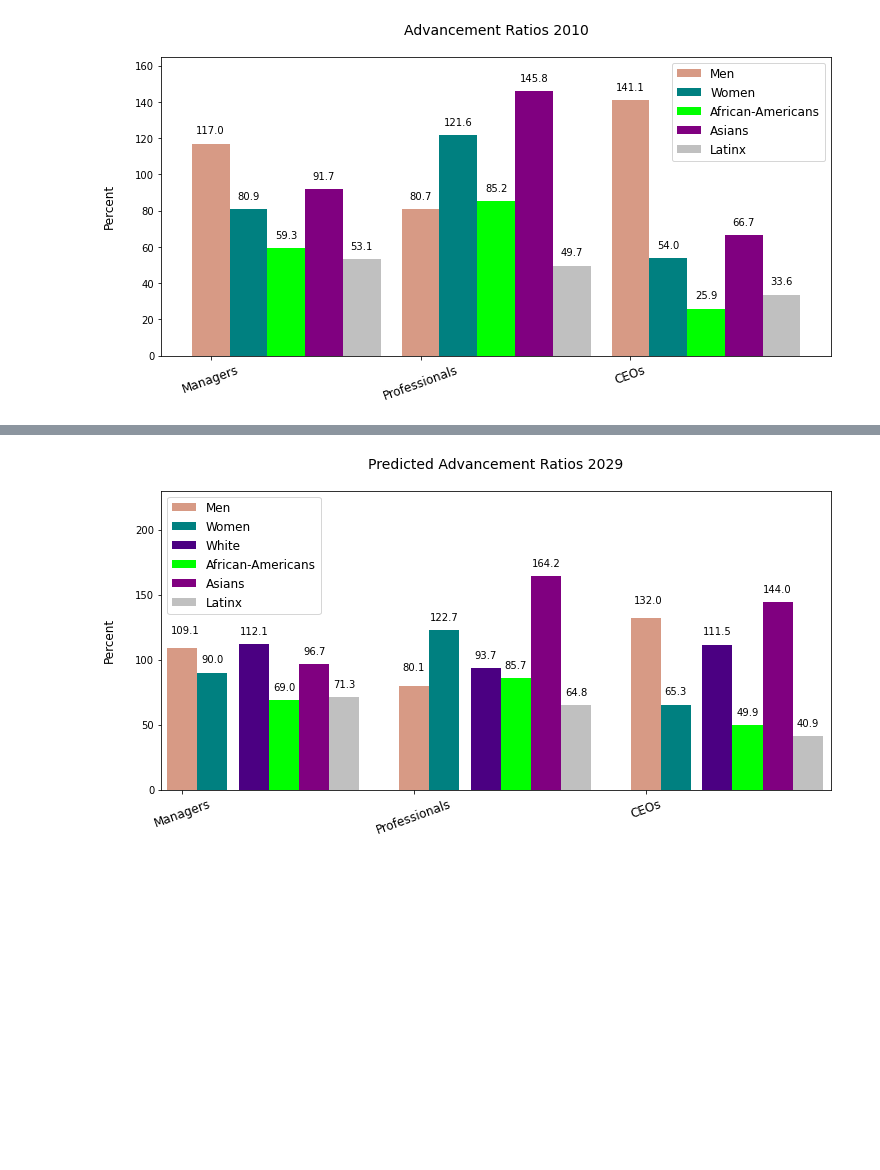
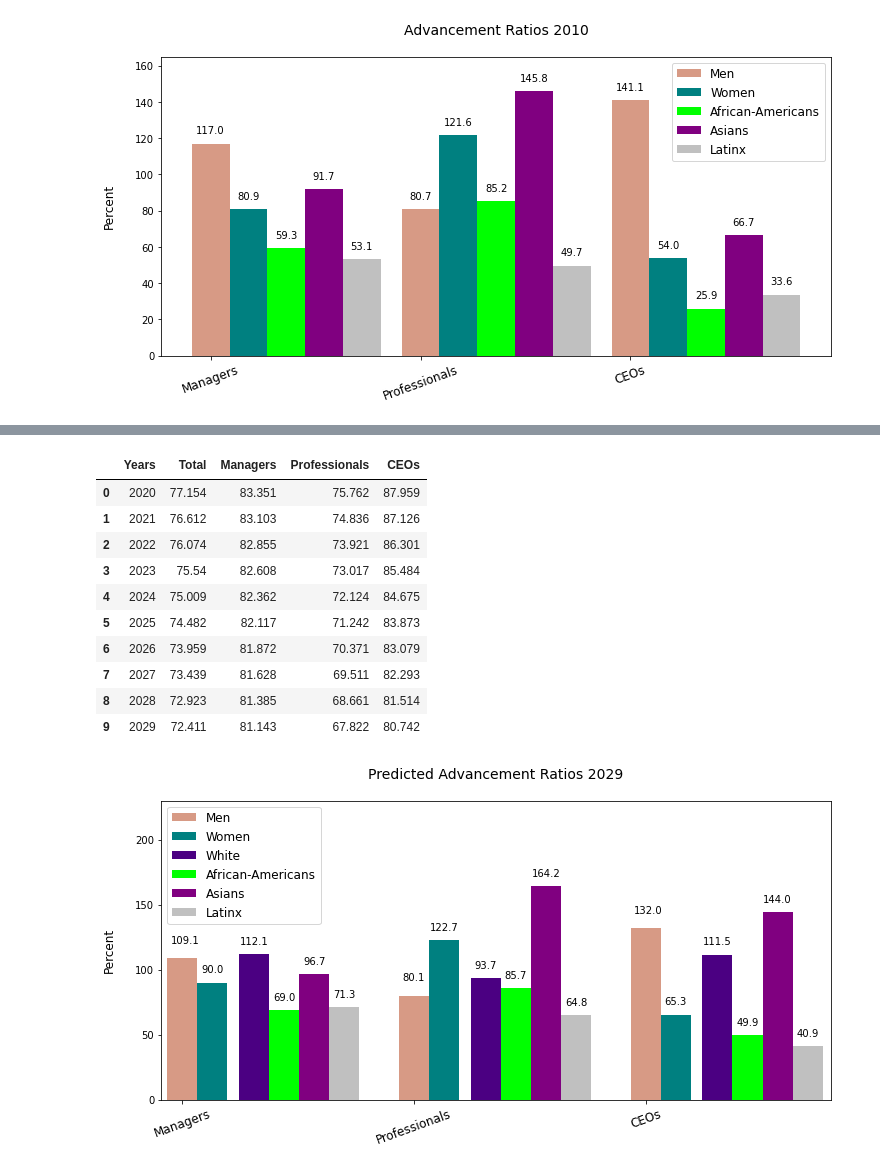
Before and after one commit to mfineman/Race-Gender-Analysis, a Jupyter notebook: BLS_Project.ipynb, the cells around one changed output, grey strips where cells are left out. Saved outputs shown, nothing was run; the diff lists cells and outputs as text; code cells hidden in the pictures; blank space fills up the shorter version.

```diff
--- a/BLS_Project.ipynb
+++ b/BLS_Project.ipynb
@@ -802,0 +621,14 @@ ratio2029_df.iloc[5,3] = (advratio_ceos_2029[5]*100).round(1)
+# %%
+white29.head(13)
+# %% [output]
+|  | Years | Total | Managers | Professionals | CEOs |
+| 0 | 2020 | 77.154 | 83.351 | 75.762 | 87.959 |
+| 1 | 2021 | 76.612 | 83.103 | 74.836 | 87.126 |
+| 2 | 2022 | 76.074 | 82.855 | 73.921 | 86.301 |
+| 3 | 2023 | 75.54 | 82.608 | 73.017 | 85.484 |
+| 4 | 2024 | 75.009 | 82.362 | 72.124 | 84.675 |
+| 5 | 2025 | 74.482 | 82.117 | 71.242 | 83.873 |
+| 6 | 2026 | 73.959 | 81.872 | 70.371 | 83.079 |
+| 7 | 2027 | 73.439 | 81.628 | 69.511 | 82.293 |
+| 8 | 2028 | 72.923 | 81.385 | 68.661 | 81.514 |
+| 9 | 2029 | 72.411 | 81.143 | 67.822 | 80.742 |
```
Also changed, not shown: parts of 35 cells of this notebook.
